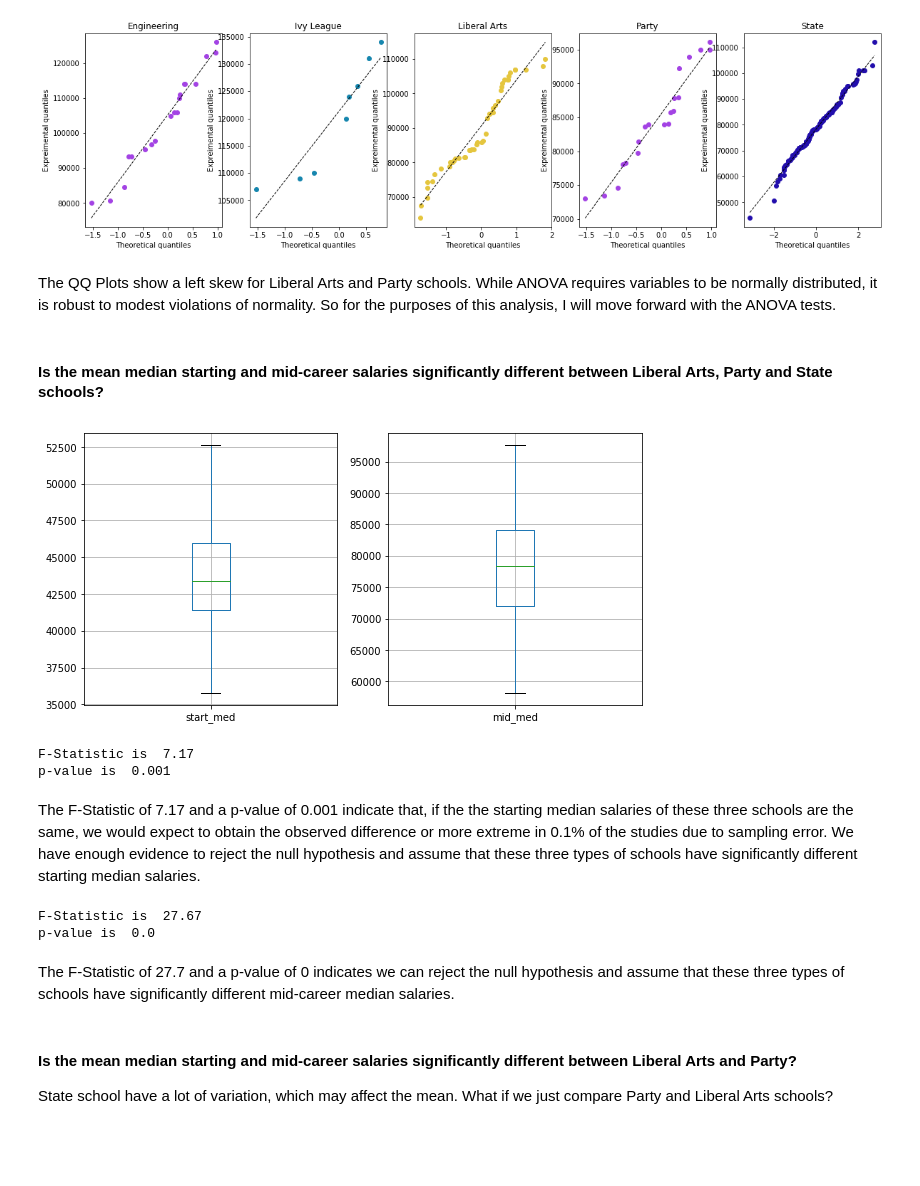
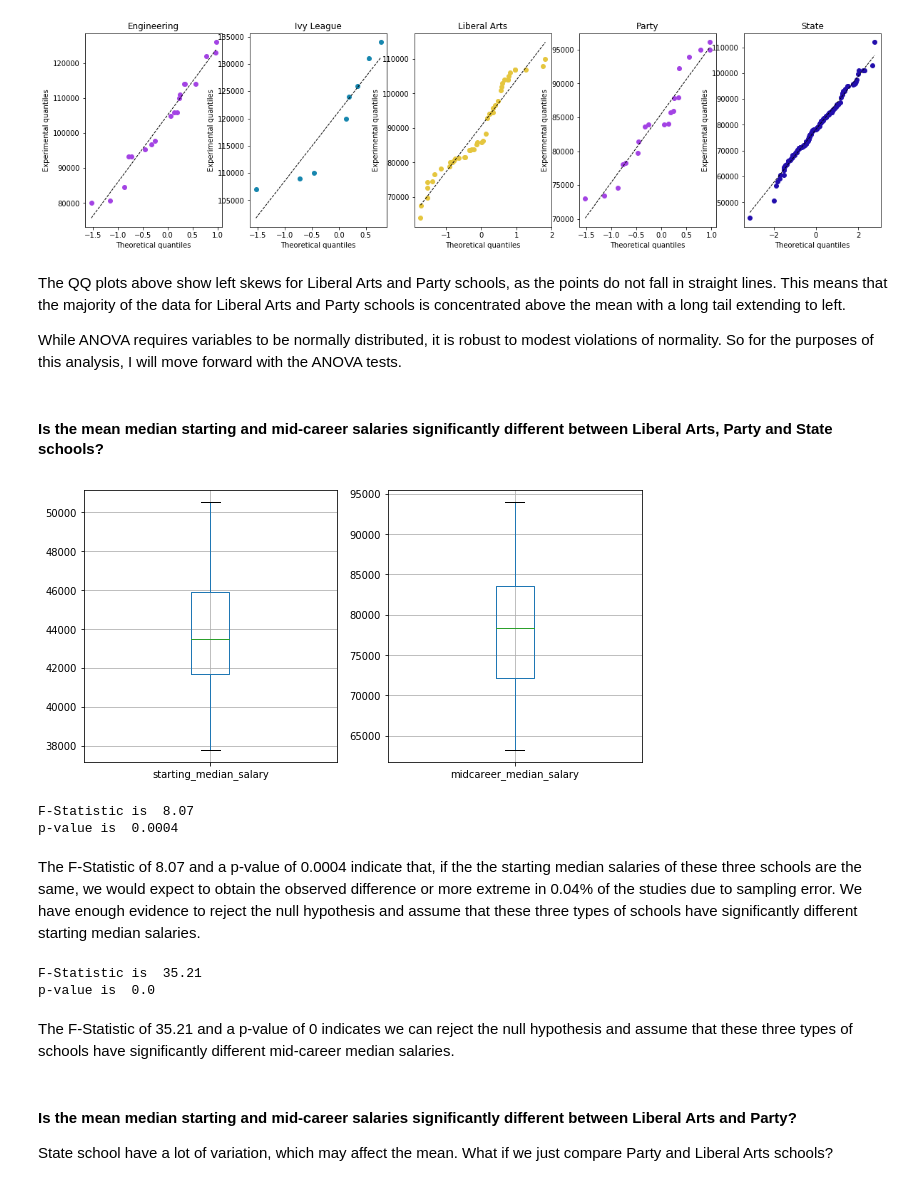
Before and after one commit to elliebenn/Thinkful-DS-Prep-Course, a Jupyter notebook: Thinkful-Prep-Capstone.ipynb, the cells around one changed output. Drawn from its saved outputs; the diff is of its cells as text; code cells hidden in the pictures; blank space fills up the shorter version.

```diff
--- a/Thinkful-Prep-Capstone.ipynb
+++ b/Thinkful-Prep-Capstone.ipynb
@@ -36,4 +38,0 @@ college.head()
-# %%
-# Renaming columns
-college.columns = ['name', 'type','start_med', 'mid_med', 'mid_p10', 'mid_p25', 'mid_p75', 'mid_p90']
-college.head()
@@ -47,8 +39,9 @@ college.head()
 # %%
 #Changing strings to ints for analysis
 
-dollar_cols = ['start_med', 'mid_med', 'mid_p10', 'mid_p25', 'mid_p75', 'mid_p90']
+dollar_cols = ['starting_median_salary', 'midcareer_median_salary', 'midcareer_p10', 'midcareer_p25', 'midcareer_p75', 'midcareer_p90']
 
+# For column that has data stored as a string instead of a number, remove '$', the comma, and convert it to a number.
 for x in dollar_cols:
     college[x] = college[x].str.replace("$","")
     college[x] = college[x].str.replace(",","")
@@ -190,9 +213,9 @@ plt.show()
 # %%
 #Boxplot of the difference between starting median salaries and mid-career salaries for each college type
 
-college['salary_diff'] = college['mid_med'] - college['start_med']
+college['median_salary_difference'] = college['midcareer_median_salary'] - college['starting_median_salary']
 
-college.boxplot('salary_diff', by='type')
+college.boxplot('median_salary_difference', by='school_type')
 plt.title("Boxplot of Median Salary Differences by School type")
 
 # get rid of the automatic 'Boxplot grouped by group_by_column_name' title
@@ -250,7 +284,9 @@ qqplot('mid_med')
 # %% [output]
 [figure]
 # %% [markdown]
-The QQ Plots show a left skew for Liberal Arts and Party schools.  While ANOVA requires variables to be normally distributed, it is robust to modest violations of normality.  So for the purposes of this analysis, I will move forward with the ANOVA tests.
+The QQ plots above show left skews for Liberal Arts and Party schools, as the points do not fall in straight lines.  This means that the majority of the data for Liberal Arts and Party schools is concentrated above the mean with a long tail extending to left.
+
+While ANOVA requires variables to be normally distributed, it is robust to modest violations of normality.  So for the purposes of this analysis, I will move forward with the ANOVA tests.
 # %%
 # Setting up for running ANOVA tests
 
@@ -264,46 +300,47 @@ n = college.groupby('type').size()[0]
 #### Is the mean median starting and mid-career salaries significantly different between Liberal Arts, Party and State schools?
 # %%
 # First we should remove the outliers for the State Schools, as outliers could skew the mean calculations.
+# Outliers in this case are points that go beyond 1.5x the IQR away from the top and bottom of the boxplot.
 
-state = college[college['type'] == 'State']
-state_sm = state[np.abs(state.start_med-state.start_med.mean()) <= (2*state.start_med.std())]
-state_mc = state[np.abs(state.mid_med-state.mid_med.mean()) <= (2*state.mid_med.std())]
+state = college[college['school_type'] == 'State']
+state_sm = state[np.abs(state.starting_median_salary-state.starting_median_salary.mean()) < (1.5*state.starting_median_salary.std())]
+state_mc = state[np.abs(state.midcareer_median_salary-state.midcareer_median_salary.mean()) < (1.5*state.midcareer_median_salary.std())]
 # %%
 # Check boxplots that outliers have been removed
 
 plt.figure(figsize=(10,5))
 
 plt.subplot(1,2,1)
-state_sm.boxplot('start_med')
+state_sm.boxplot('starting_median_salary')
 
 plt.subplot(1,2,2)
-state_mc.boxplot('mid_med')
+state_mc.boxplot('midcareer_median_salary')
 
 plt.show()
 # %% [output]
-[figure, old version]
+[figure, new version]
 # %%
 # Let's start by comparing the starting median salaries of Liberal Arts, Party, and State schools.
-f, p = stats.f_oneway(sm_data['Liberal Arts'], sm_data['Party'], state_sm['start_med'])
+f, p = stats.f_oneway(sm_data['Liberal Arts'], sm_data['Party'], state_sm['starting_median_salary'])
 
 print('F-Statistic is ', f.round(2))
 print('p-value is ', p.round(4))
 # %% [output]
-F-Statistic is  7.17
-p-value is  0.001
+F-Statistic is  8.07
+p-value is  0.0004
 # %% [markdown]
-The F-Statistic of 7.17 and a p-value of 0.001 indicate that, if the the starting median salaries of these three schools are the same, we would expect to obtain the observed difference or more extreme in 0.1% of the studies due to sampling error.  We have enough evidence to reject the null hypothesis and assume that these three types of schools have significantly different starting median salaries.
+The F-Statistic of 8.07 and a p-value of 0.0004 indicate that, if the the starting median salaries of these three schools are the same, we would expect to obtain the observed difference or more extreme in 0.04% of the studies due to sampling error.  We have enough evidence to reject the null hypothesis and assume that these three types of schools have significantly different starting median salaries.
 # %%
 # Looking at mid-career salaries between Liberal Arts, Party and State
-f, p = stats.f_oneway(mc_data['Liberal Arts'], mc_data['Party'], state_mc['mid_med'])
+f, p = stats.f_oneway(mc_data['Liberal Arts'], mc_data['Party'], state_mc['midcareer_median_salary'])
 
 print('F-Statistic is ', f.round(2))
 print('p-value is ', p.round(4))
 # %% [output]
-F-Statistic is  27.67
+F-Statistic is  35.21
 p-value is  0.0
 # %% [markdown]
-The F-Statistic of 27.7 and a p-value of 0 indicates we can reject the null hypothesis and assume that these three types of schools have significantly different mid-career median salaries.
+The F-Statistic of 35.21 and a p-value of 0 indicates we can reject the null hypothesis and assume that these three types of schools have significantly different mid-career median salaries.
 # %% [markdown]
 #### Is the mean median starting and mid-career salaries significantly different between Liberal Arts and Party?
 
```
Also changed, not shown: parts of 31 cells of this notebook.
